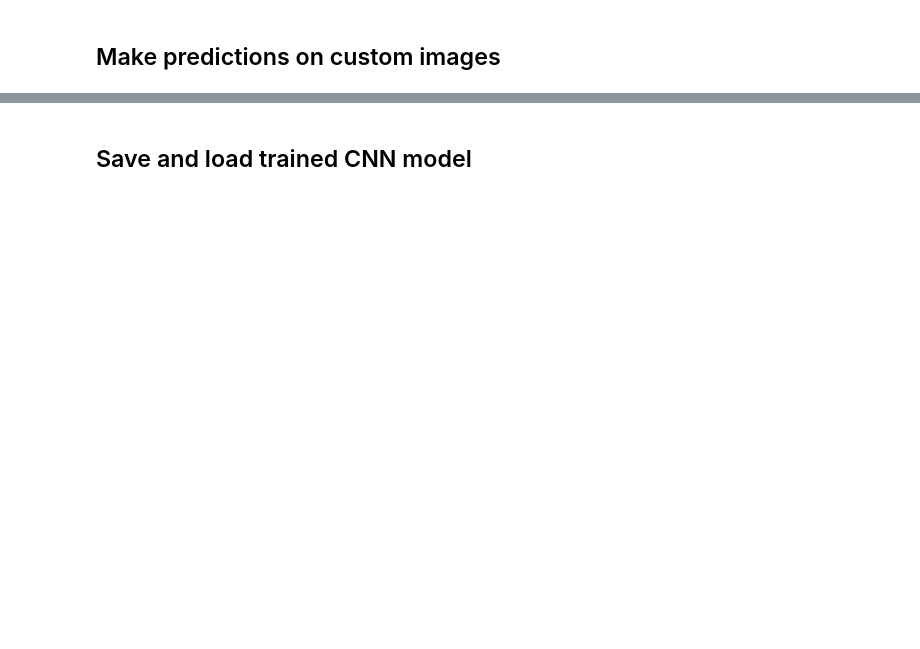
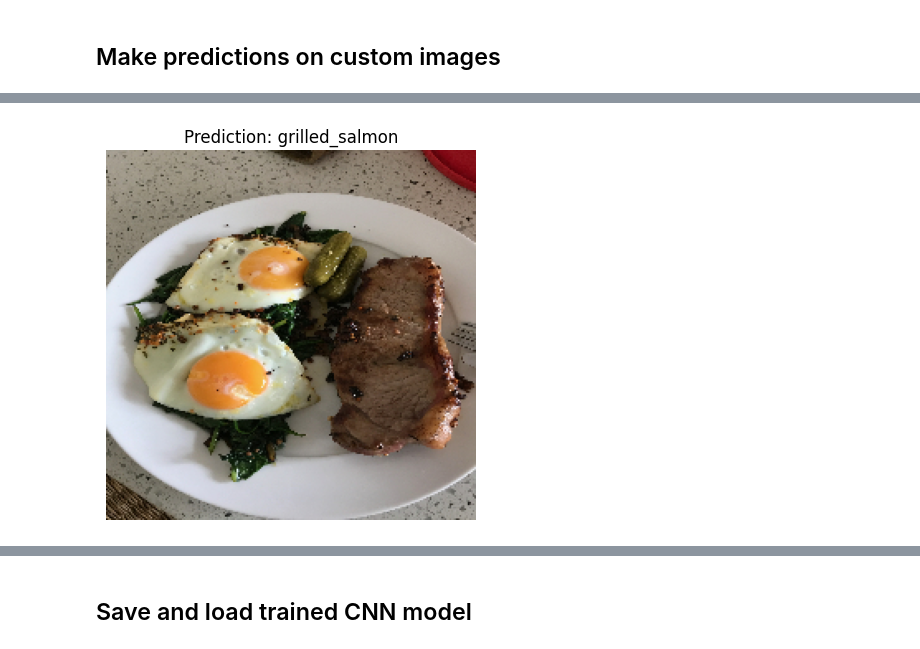
Before and after one commit to owen-wang-student/tensorflow-practice, a Jupyter notebook: food_cnn_classification.ipynb, the cells around one changed output, grey strips where cells are left out. Cells and saved outputs as stored; diff of their text form; code cells hidden in the pictures; blank space fills up the shorter version.

```diff
--- a/food_cnn_classification.ipynb
+++ b/food_cnn_classification.ipynb
@@ -221,0 +359,6 @@ plot_loss_curves(history) # very clear overfitting is seen
+# %%
+# Run predictions
+pred_and_plot(model=model_2,
+             filename="03-steak.jpeg",
+             class_names=class_names)
+# %% [output]
@@ -221,0 +366 @@ plot_loss_curves(history) # very clear overfitting is seen
+[figure, added]
```
Also changed, not shown: parts of 18 cells of this notebook.
